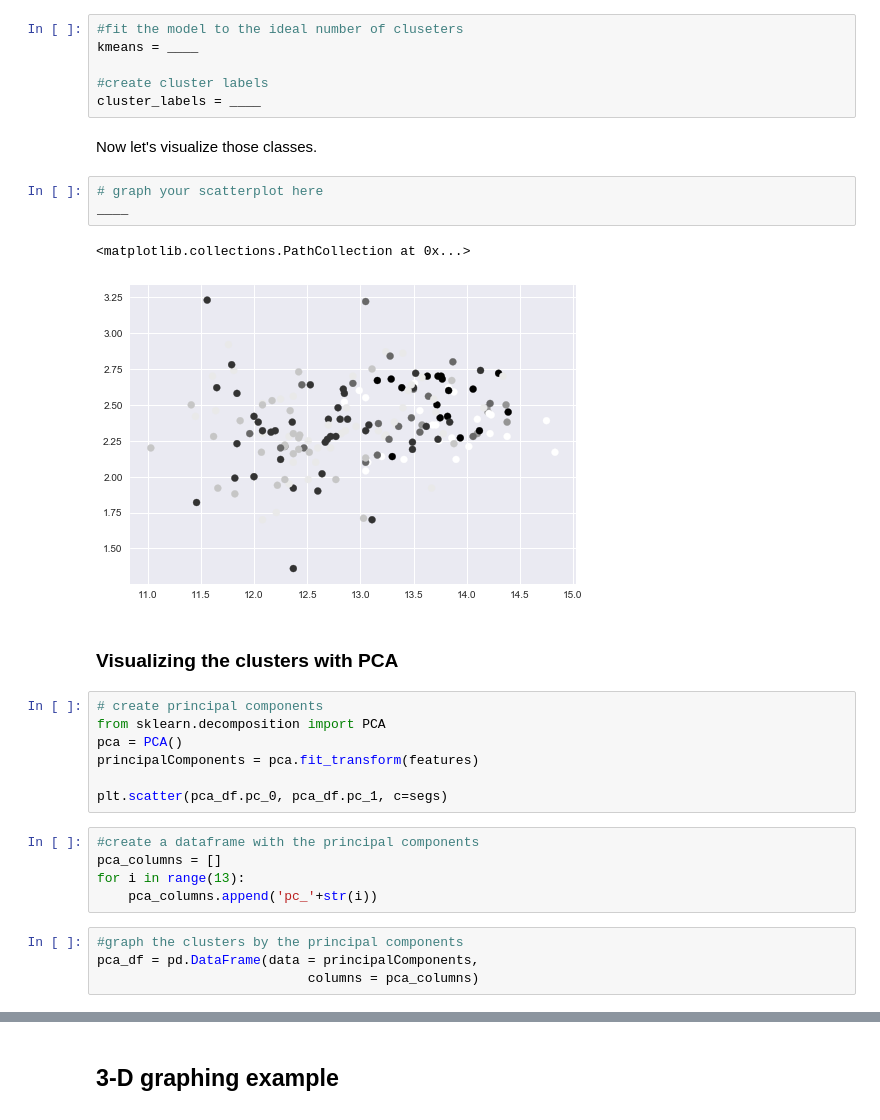
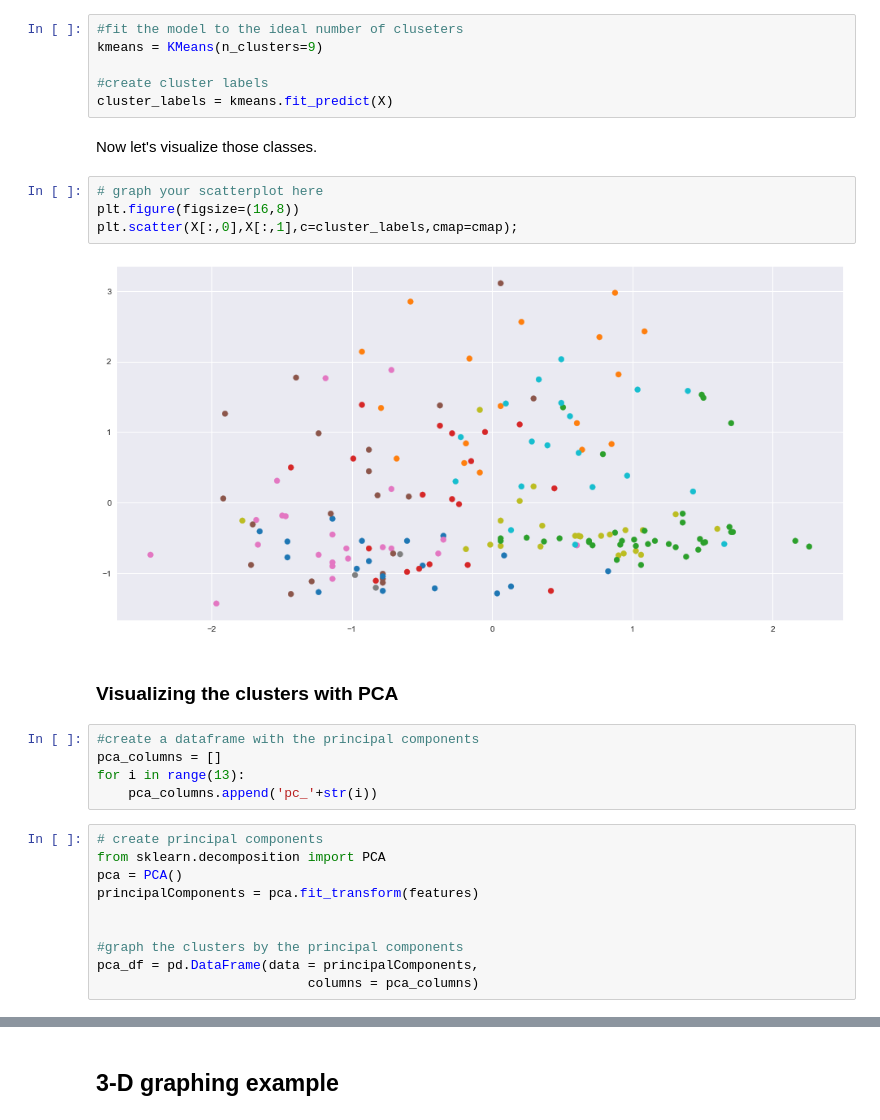
Before and after one commit to jmt0221/nyc-mhtn-ds-082619-lectures, a Jupyter notebook: Mod_6/Clustering/Kmeans_Clustering-Copy1.ipynb, the cells around one changed output, grey strips where cells are left out. Cells and saved outputs as stored; diff of their text form.

```diff
--- a/Mod_6/Clustering/Kmeans_Clustering-Copy1.ipynb
+++ b/Mod_6/Clustering/Kmeans_Clustering-Copy1.ipynb
@@ -510,33 +512,32 @@ plt.grid(True)
 ## Now that you have the ideal number of clusters, let's refit our model, assign the oberservations to classes, and graph the results.
 # %%
 #fit the model to the ideal number of cluseters
-kmeans = ____
+kmeans = KMeans(n_clusters=9)
 
 #create cluster labels
-cluster_labels = ____
+cluster_labels = kmeans.fit_predict(X)
 # %% [markdown]
 Now let's visualize those classes.
-# %%
-# graph your scatterplot here
-____
-# %% [output]
-<matplotlib.collections.PathCollection at 0x...>
-[figure, removed]
+# %%
+# graph your scatterplot here
+plt.figure(figsize=(16,8))
+plt.scatter(X[:,0],X[:,1],c=cluster_labels,cmap=cmap);
+# %% [output]
+[figure, added]
 # %% [markdown]
 ### Visualizing the clusters with PCA
-# %%
-# create principal components
-from sklearn.decomposition import PCA
-pca = PCA()
-principalComponents = pca.fit_transform(features)
-
-plt.scatter(pca_df.pc_0, pca_df.pc_1, c=segs)
 # %%
 #create a dataframe with the principal components
 pca_columns = []
 for i in range(13):
     pca_columns.append('pc_'+str(i))
 # %%
+# create principal components
+from sklearn.decomposition import PCA
+pca = PCA()
+principalComponents = pca.fit_transform(features)
+
+
 #graph the clusters by the principal components
 pca_df = pd.DataFrame(data = principalComponents,
                            columns = pca_columns)
```
Also changed, not shown: parts of 9 cells of this notebook, 1 other file.
